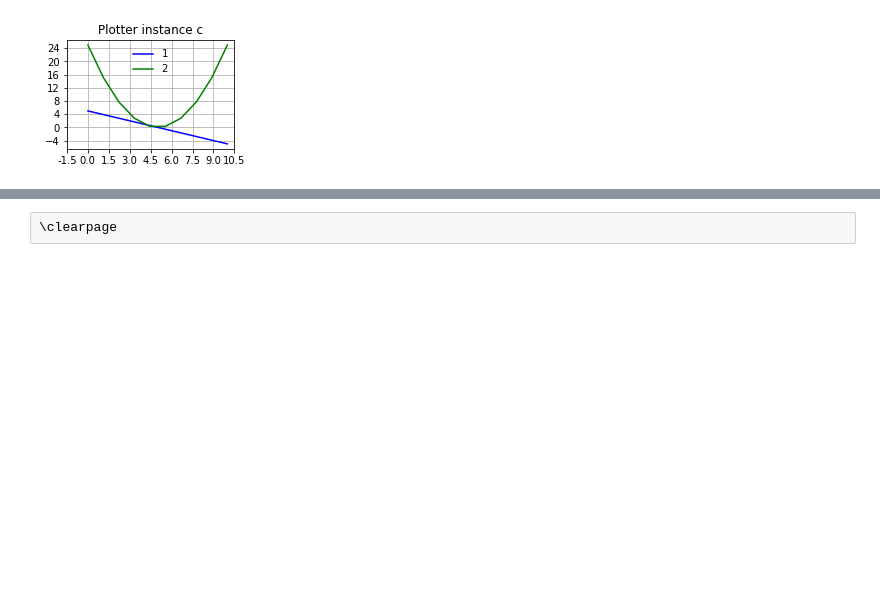
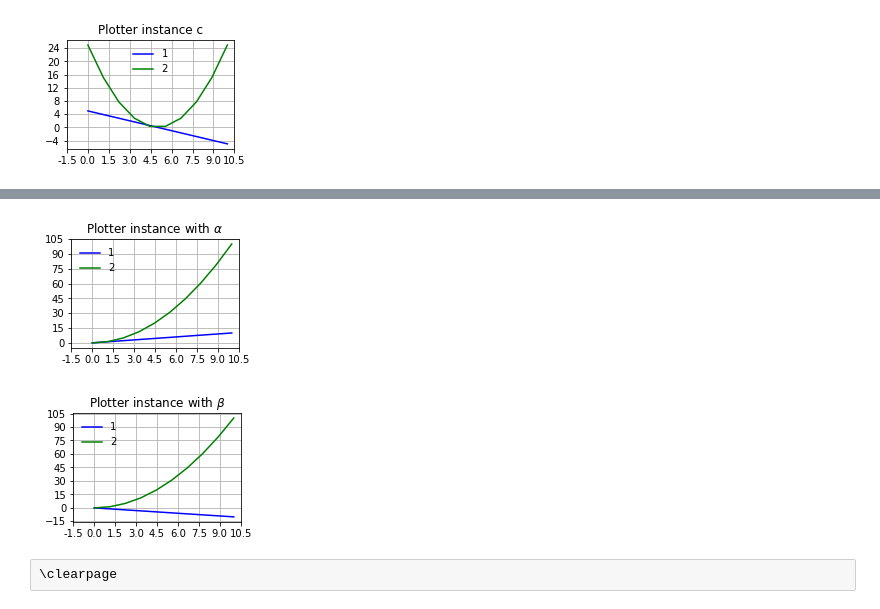
Before and after one commit to NelisW/ipynb2tex, a Jupyter notebook: test2LaTeX.ipynb, the cells around one changed output, grey strips where cells are left out. Cells and saved outputs as stored; diff of their text form; code cells hidden in the pictures; blank space fills up the shorter version.

```diff
--- a/test2LaTeX.ipynb
+++ b/test2LaTeX.ipynb
@@ -485,3 +547,15 @@ for i in [1,2]:
+# %%
+import pyradi.ryplot as ryplot
+
+x = np.linspace(0,10,10)
+a = ryplot.Plotter(1,figsize=(3,2))
+b = ryplot.Plotter(2,figsize=(3,2))
+for i in [1,2]:
+    a.plot(1,x,x ** i,r'Plotter instance with $\alpha$',label=[str(i)])
+    b.plot(1,x,(-x) ** i,r'Plotter instance with $\beta$',label=[str(i)])
+# %% [output]
+[figure, added]
+[figure, added]
 # %% [raw]
 \clearpage
 # %% [markdown]
```
Also changed, not shown: parts of 8 cells of this notebook, 3 other files.
